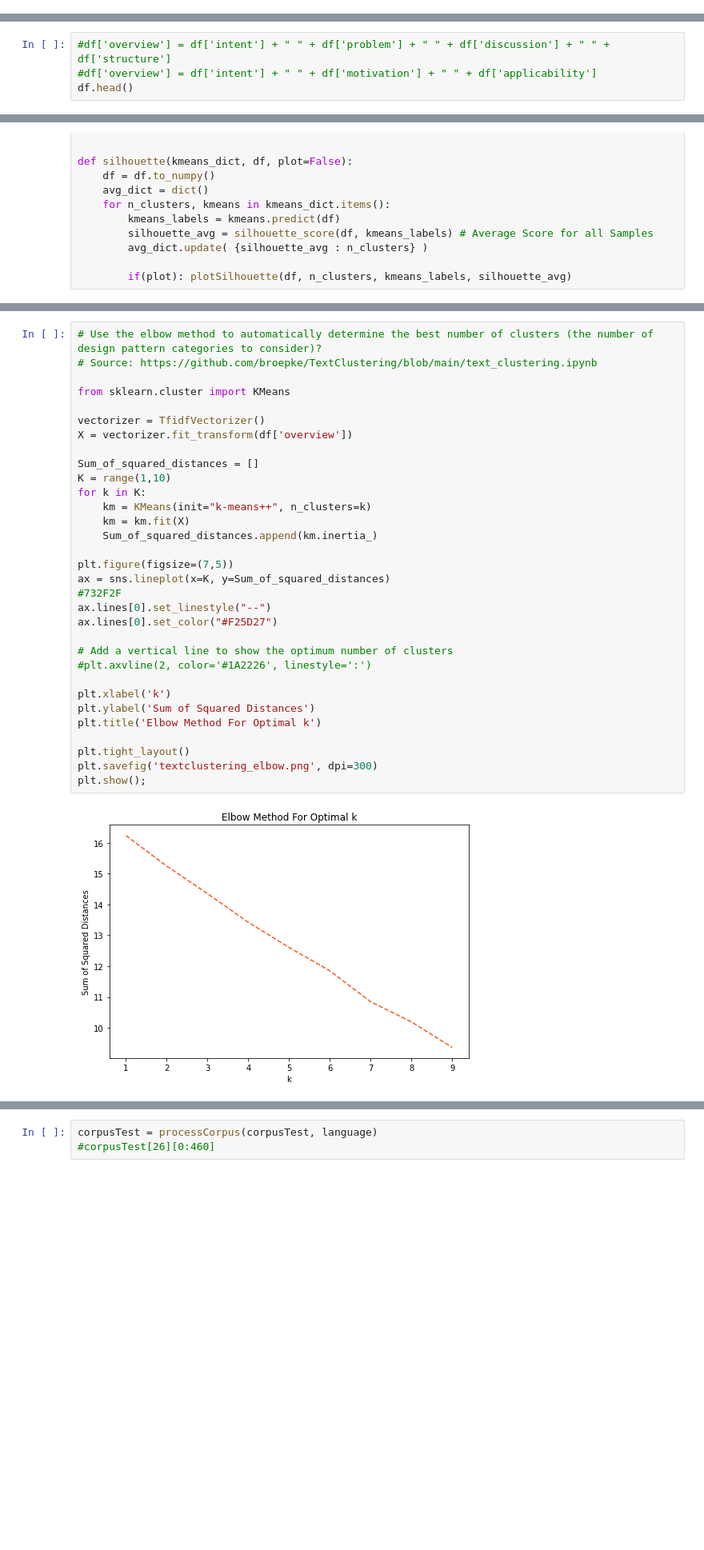
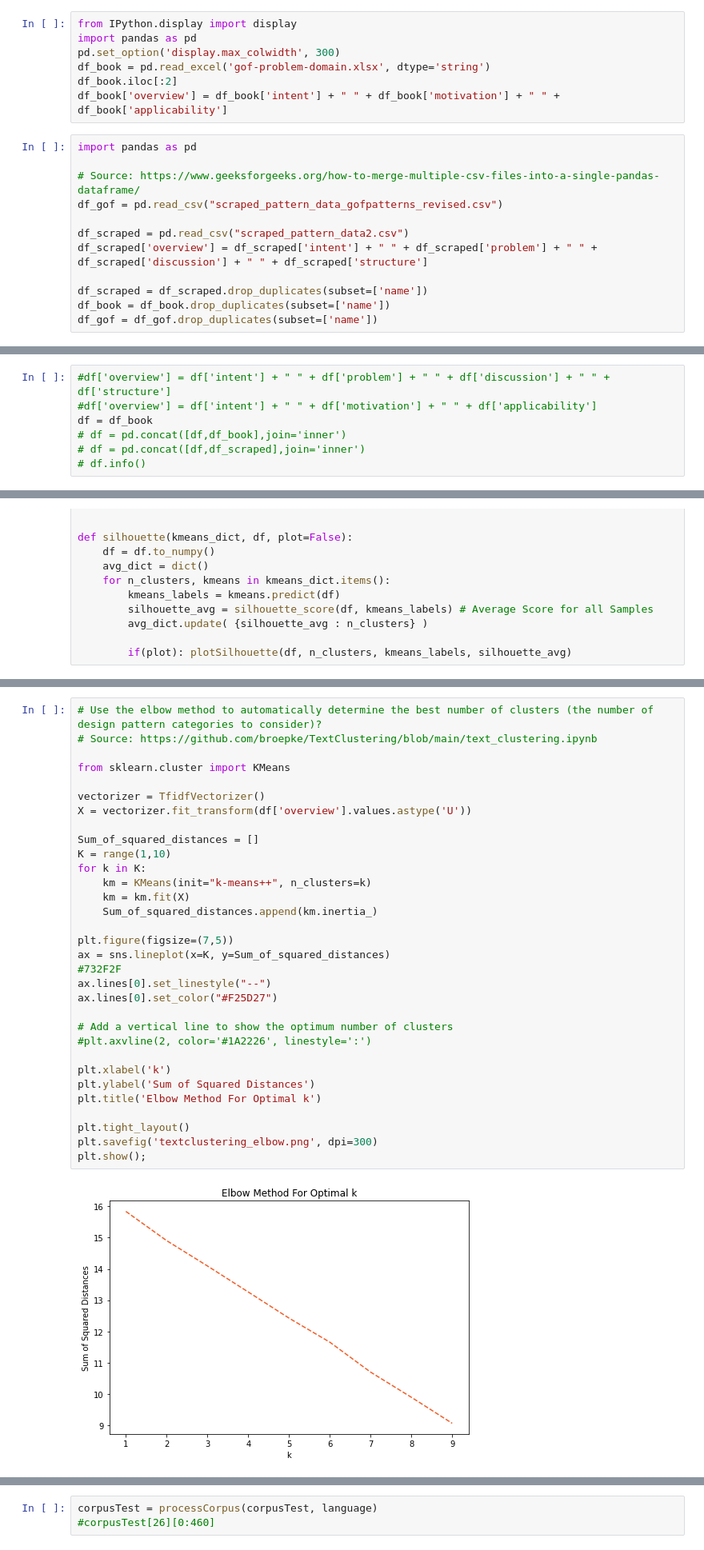
Before and after one commit to RETprojects/SWENG480-Team21, a Jupyter notebook: ml/PatternKMeans3.ipynb, the cells around one changed output, grey strips where cells are left out. Shown: that part at 80% size. Cells and saved outputs as stored; diff of their text form; blank space fills up the shorter version.

Commit message:
Clustering with different pattern files

```diff
--- a/ml/PatternKMeans3.ipynb
+++ b/ml/PatternKMeans3.ipynb
@@ -39,0 +37,19 @@ df = df.drop_duplicates(subset=['name'])
+# %%
+from IPython.display import display
+import pandas as pd
+pd.set_option('display.max_colwidth', 300)
+df_book = pd.read_excel('gof-problem-domain.xlsx', dtype='string')
+df_book.iloc[:2]
+df_book['overview'] = df_book['intent'] + " " + df_book['motivation'] + " " + df_book['applicability']
+# %%
+import pandas as pd
+
+# Source: https://www.geeksforgeeks.org/how-to-merge-multiple-csv-files-into-a-single-pandas-dataframe/
+df_gof = pd.read_csv("scraped_pattern_data_gofpatterns_revised.csv")
+
+df_scraped = pd.read_csv("scraped_pattern_data2.csv")
+df_scraped['overview'] = df_scraped['intent'] + " " + df_scraped['problem'] + " " + df_scraped['discussion'] + " " + df_scraped['structure']
+
+df_scraped = df_scraped.drop_duplicates(subset=['name'])
+df_book = df_book.drop_duplicates(subset=['name'])
+df_gof = df_gof.drop_duplicates(subset=['name'])
@@ -40,4 +78,7 @@ df = df.drop_duplicates(subset=['name'])
 # %%
 #df['overview'] = df['intent'] + " " + df['problem'] + " " + df['discussion'] + " " + df['structure']
 #df['overview'] = df['intent'] + " " + df['motivation'] + " " + df['applicability']
-df.head()
+df = df_book
+# df = pd.concat([df,df_book],join='inner')
+# df = pd.concat([df,df_scraped],join='inner')
+# df.info()
@@ -221,35 +262,35 @@ silhouette(kmeans_results, final_df, plot=True)
 # Source: https://github.com/broepke/TextClustering/blob/main/text_clustering.ipynb
 
 from sklearn.cluster import KMeans
 
 vectorizer = TfidfVectorizer()
-X = vectorizer.fit_transform(df['overview'])
+X = vectorizer.fit_transform(df['overview'].values.astype('U'))
 
 Sum_of_squared_distances = []
 K = range(1,10)
 for k in K:
     km = KMeans(init="k-means++", n_clusters=k)
     km = km.fit(X)
     Sum_of_squared_distances.append(km.inertia_)
 
 plt.figure(figsize=(7,5))
 ax = sns.lineplot(x=K, y=Sum_of_squared_distances)
 #732F2F
 ax.lines[0].set_linestyle("--")
 ax.lines[0].set_color("#F25D27")
 
 # Add a vertical line to show the optimum number of clusters
 #plt.axvline(2, color='#1A2226', linestyle=':')
 
 plt.xlabel('k')
 plt.ylabel('Sum of Squared Distances')
 plt.title('Elbow Method For Optimal k')
 
 plt.tight_layout()
 plt.savefig('textclustering_elbow.png', dpi=300)
 plt.show();
 # %% [output]
-[figure, old version]
+[figure, new version]
 # %%
 def get_top_features_cluster(tf_idf_array, prediction, n_feats):
     labels = np.unique(prediction)
```
Also changed, not shown: parts of 27 cells of this notebook.
